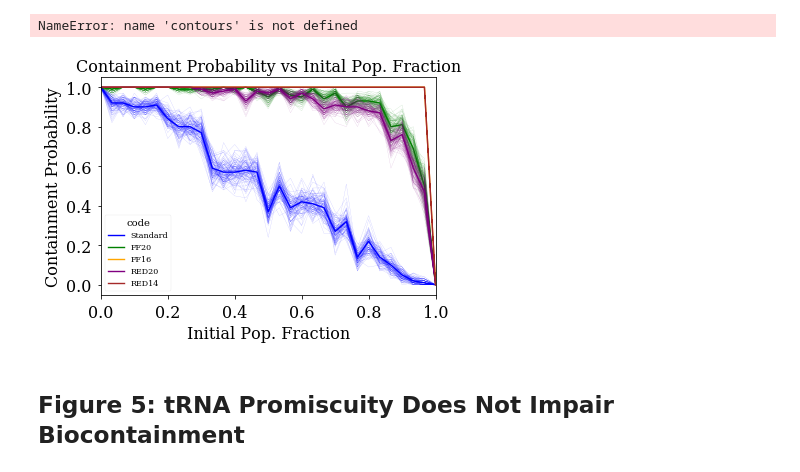
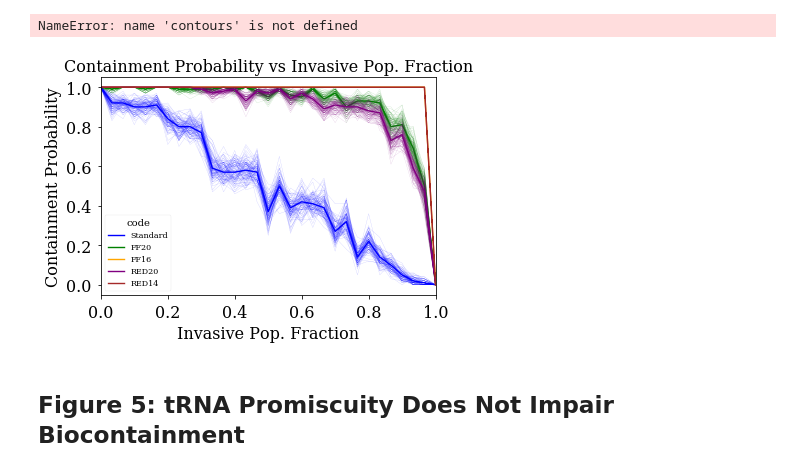
Before and after one commit to EndyLab/codon-tables, a Jupyter notebook: notebooks/fast_fail_figs.ipynb, the cells around one changed output. Saved outputs shown, nothing was run; the diff lists cells and outputs as text; code cells hidden in the pictures.

```diff
--- a/notebooks/fast_fail_figs.ipynb
+++ b/notebooks/fast_fail_figs.ipynb
@@ -83,6 +84,6 @@ def fitter(array):
     params = [s, loc, scale]
     plt.plot(x, pdf_fit, '--b', alpha=0.5, label='Fit')
     return x, pdf_fit, params
-x_silence, pdf_silence, param_silence = fitter(silencicities)
+x_silence, pdf_silence, param_silence = fitter(silencicities*100)
 x_mutate, pdf_mutate, param_mutate = fitter(mutabilities)
 # %% [output]
@@ -90,6 +91,6 @@ x_mutate, pdf_mutate, param_mutate = fitter(mutabilities)
 # %%
 # pickle data for data permanence
-to_dump = [silencicities, x_silence, pdf_silence, param_silence,
+to_dump = [silencicities*100, x_silence, pdf_silence, param_silence,
            mutabilities, x_mutate, pdf_mutate, param_mutate]
 with open('res/fig1d.pickle', 'wb') as handle:
     pickle.dump(to_dump, handle)
@@ -440,19 +451,19 @@ plt.show()
 #############
 DF = pd.DataFrame()
 filenames = [
-#     '/home/jonathan/Lab/ATD/codon-tables/data/manuscript/N=1e6_b=1_l=2/Standard_Code_1/output/2018-03-23_Standard_Code_1_concatenated.pickle', # standard code
-#     '/home/jonathan/Dropbox/Lab/ATD/codon-tables/data/manuscript/N=1e6_b=1_l=2/Colorado_0/output/2018-03-23_Colorado_0_concatenated.pickle', # colorado
+    '/home/jonathan/Lab/ATD/codon-tables/data/manuscript/N=1e6_b=1_l=2/Standard_Code_1/output/2018-03-23_Standard_Code_1_concatenated.pickle', # standard code
+    '/home/jonathan/Dropbox/Lab/ATD/codon-tables/data/manuscript/N=1e6_b=1_l=2/Colorado_0/output/2018-03-23_Colorado_0_concatenated.pickle', # colorado
 #     '/home/jonathan/Dropbox/Lab/ATD/codon-tables/data/manuscript/N=1e6_b=1_l=2/FF20_0/output/2018-03-23_FF20_0_concatenated.pickle', # FF20
 #     '/home/jonathan/Dropbox/Lab/ATD/codon-tables/data/manuscript/N=1e6_b=1_l=2/FF16_0/output/2018-03-23_FF16_0_concatenated.pickle', # FF16
-    '/home/jonathan/Lab/ATD/codon-tables/data/manuscript/N=1e6_b=1_l=2/RED20_0/output/2018-04-10_RED20_0_concatenated.pickle', # RED20
-    '/home/jonathan/Lab/ATD/codon-tables/data/manuscript/N=1e6_b=1_l=2/RED14_0/output/2018-04-10_RED14_0_concatenated.pickle', # RED14
-    '/home/jonathan/Lab/ATD/codon-tables/data/manuscript/N=1e6_b=1_l=2/PROMISC20_0/output/2018-04-12_PROMISC20_0_concatenated.pickle' # PROMISC20
+#     '/home/jonathan/Lab/ATD/codon-tables/data/manuscript/N=1e6_b=1_l=2/RED20_0/output/2018-04-10_RED20_0_concatenated.pickle', # RED20
+#     '/home/jonathan/Lab/ATD/codon-tables/data/manuscript/N=1e6_b=1_l=2/RED14_0/output/2018-04-10_RED14_0_concatenated.pickle', # RED14
+#     '/home/jonathan/Lab/ATD/codon-tables/data/manuscript/N=1e6_b=1_l=2/PROMISC20_0/output/2018-04-12_PROMISC20_0_concatenated.pickle' # PROMISC20
 ]
 # get dataframes
 for file in filenames:
     with open(file, 'rb') as handle:
         df = pickle.load(handle)
-#         df = df.loc[(df['time'] < 10)]
+        df = df.loc[(df['time'] < 10)]
         DF = pd.concat([DF, df])
         del df
 # with open(filenames[0], 'rb') as handle:
@@ -1074,9 +1052,9 @@ plt.show()
 # %%
 colordict = {
     'Standard' : 'blue',
-    'Colorado' : 'red',
-    'FF20' : 'green',
-    'FF16' : 'orange',
+#     'Colorado' : 'red',
+#     'FF20' : 'green',
+#     'FF16' : 'orange',
     'RED20' : 'purple',
     'RED14' : 'brown',
     'PROMISC20': 'purple',
@@ -1088,9 +1066,9 @@ colordict = {
 # lin filenames
 filenames = [
     '/home/jonathan/Lab/ATD/codon-tables/data/manuscript/N=1e6_b=1_l=2/SC_vs_SC_lin_contour_0/output/2018-04-12_SC_vs_SC_lin_contour_0_concatenated.pickle', # vs SC lin
-    '/home/jonathan/Lab/ATD/codon-tables/data/manuscript/N=1e6_b=1_l=2/SC_vs_Colorado_lin_contour_0/output/2018-04-12_SC_vs_Colorado_lin_contour_0_concatenated.pickle', # vs colorado lin
-    '/home/jonathan/Lab/ATD/codon-tables/data/manuscript/N=1e6_b=1_l=2/SC_vs_FF20_lin_contour_0/output/2018-04-12_SC_vs_FF20_lin_contour_0_concatenated.pickle', # vs FF20 lin
-    '/home/jonathan/Lab/ATD/codon-tables/data/manuscript/N=1e6_b=1_l=2/SC_vs_FF16_lin_contour_0/output/2018-04-12_SC_vs_FF16_lin_contour_0_concatenated.pickle', # vs FF16 lin
+#     '/home/jonathan/Lab/ATD/codon-tables/data/manuscript/N=1e6_b=1_l=2/SC_vs_Colorado_lin_contour_0/output/2018-04-12_SC_vs_Colorado_lin_contour_0_concatenated.pickle', # vs colorado lin
+#     '/home/jonathan/Lab/ATD/codon-tables/data/manuscript/N=1e6_b=1_l=2/SC_vs_FF20_lin_contour_0/output/2018-04-12_SC_vs_FF20_lin_contour_0_concatenated.pickle', # vs FF20 lin
+#     '/home/jonathan/Lab/ATD/codon-tables/data/manuscript/N=1e6_b=1_l=2/SC_vs_FF16_lin_contour_0/output/2018-04-12_SC_vs_FF16_lin_contour_0_concatenated.pickle', # vs FF16 lin
     '/home/jonathan/Lab/ATD/codon-tables/data/manuscript/N=1e6_b=1_l=2/SC_vs_RED20_lin_contour_0/output/2018-04-12_SC_vs_RED20_lin_contour_0_concatenated.pickle', # vs RED20 lin
     '/home/jonathan/Lab/ATD/codon-tables/data/manuscript/N=1e6_b=1_l=2/SC_vs_RED14_lin_contour_0/output/2018-04-12_SC_vs_RED14_lin_contour_0_concatenated.pickle', # vs RED14
     '/home/jonathan/Lab/ATD/codon-tables/data/manuscript/N=1e6_b=1_l=2/SC_vs_PROMISC20_lin_contour_0/output/2018-04-13_SC_vs_PROMISC20_lin_contour_0_concatenated.pickle', # vs PROMISC20
@@ -1104,7 +1082,7 @@ for file in tqdm(filenames, desc = 'grabbing dataframes'):
 DF = pd.concat(dfs, copy=False)
 N_0 = list(set(DF.loc[DF['code'] == 'Standard']['N_0']))
 N_0.sort()
-num_reps = len(DF.loc[(DF['N_0']==N_0[0]) & (DF['code'] == 'Standard')])
+num_reps = len(DF.loc[(DF['N_0']== N_0[0]) & (DF['code'] == 'Standard')])
 
 for code in tqdm(colordict.keys(), desc='colors'):
 #     lilDF = DF.loc[DF['code'] == code]
@@ -1170,33 +1139,36 @@ NameError: name 'contours' is not defined
 # %%
 # 4c: generate endpoint probabilities for nonpromiscuous codes
 # set figure options
 labelsize=16
 width = 4
 height = width / 1.618
 
 df = DF.loc[DF['code'].map(lambda code: code not in ['Colorado', 'PROMISC20', 'PROMISC14'])]
+df_2 =  DF.loc[DF['code'].map(lambda code: code in ['Colorado', 'PROMISC20', 'PROMISC14'])]
 sns.tsplot(data=df, time='N_0', value='popfrac', unit='sim', condition='code', err_style='boot_traces', n_boot=100, color=colordict)
+# sns.tsplot(data=df_2, time='N_0', value='popfrac', unit='sim', condition='code',
+#            err_style='boot_traces', n_boot=100, color=colordict, linestyle='--')
 
 
 plt.rc('font', family='serif')
 plt.rc('xtick', labelsize=labelsize)
 plt.rc('ytick', labelsize=labelsize)
 plt.rc('axes', labelsize=labelsize)
 
 ax = plt.gca()
 # plt.xlim([0, 1])
 # plt.ylim([])
 # plt.yticks([])
 # plt.xticks([])
 
 path = '/home/jonathan/Lab/Fast Fail/Figures/Figure 4/'
-plt.title('Containment Probability vs Inital Pop. Fraction'.format(code), fontsize=labelsize)
+plt.title('Containment Probability vs Invasive Pop. Fraction'.format(code), fontsize=labelsize)
 plt.ylabel('Containment Probability')
-plt.xlabel('Initial Pop. Fraction')
-plt.savefig(path+'4c_contain_prob_vs_init_cond.svg')
+plt.xlabel('Invasive Pop. Fraction')
+plt.savefig(path+'4c.svg')
 plt.show()
 # %% [output]
-[figure, old version]
+[figure, new version]
 # %% [markdown]
 ## Figure 5: tRNA Promiscuity Does Not Impair Biocontainment
 # %%
```
Also changed, not shown: parts of 11 cells of this notebook, 2 other files.
